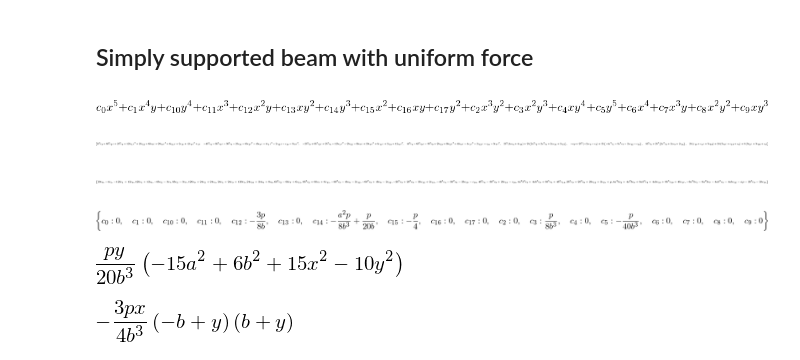
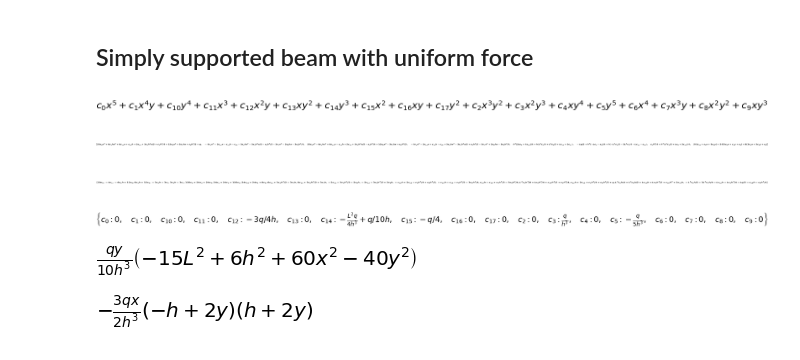
Before and after one commit to nicoguaro/notebooks_examples, a Jupyter notebook: Airy stress functions.ipynb, the cells around one changed output. Drawn from its saved outputs; the diff is of its cells as text; code cells hidden in the pictures.

```diff
--- a/Airy stress functions.ipynb
+++ b/Airy stress functions.ipynb
@@ -10,8 +10,5 @@ import numpy as np
 import matplotlib.pyplot as plt
 from matplotlib import rcParams
 
-rcParams['font.family'] = 'serif'
-rcParams['font.size'] = 16
-rcParams['axes.labelsize'] = 18
-rcParams['axes.titlesize'] = 20
+plt.style.use("seaborn-notebook")
 # %%
@@ -176,43 +174,45 @@ a, b, p =  symbols("a b p")
+# %%
+L, h, q =  symbols("L h q")
 # %%
 phi, d = poly_airy(x, y, 5)
 
 phi
 # %% [output]
-[figure, old version]
+[figure, new version]
 # %%
 s11, s22, s12 = airy_stress(phi, x, y)
 # %%
-conds = [s22.subs(y, b) + p,
-         s12.subs(y, b),
-         s22.subs(y, -b),
-         s12.subs(y, -b),
-         integrate(s11.subs(x, a), (y,-b, b)),
-         integrate(s12.subs(x, a), (y,-b, b)) - p*a,
-         integrate(y*s11.subs(x, a), (y,-b, b)),
+conds = [s22.subs(y, h/2) + q,
+         s12.subs(y, h/2),
+         s22.subs(y, -h/2),
+         s12.subs(y, -h/2),
+         integrate(s11.subs(x, L/2), (y,-h/2, h/2)),
+         integrate(s12.subs(x, L/2), (y,-h/2, h/2)) - q*L/2,
+         integrate(y*s11.subs(x, L/2), (y,-h/2, h/2)),
          diff(phi, x, 4) + diff(phi, y, 4) + 2*diff(phi, x, 2, y, 2)]
 conds
 # %% [output]
-[figure, old version]
+[figure, new version]
 # %%
 eqlist = set(coef for cond in conds for coef in Poly(cond, (x, y)).coeffs())
 
 eqlist
 # %% [output]
-[figure, old version]
+[figure, new version]
 # %%
 sol = solve(eqlist, d)
 # %%
 sol
 # %% [output]
-[figure, old version]
+[figure, new version]
 # %%
 factor(s11.subs(sol))
 # %% [output]
-[figure, old version]
+[figure, new version]
 # %%
 factor(s12.subs(sol))
 # %% [output]
-[figure, old version]
+[figure, new version]
 # %%
 factor(s22.subs(sol))
 # %% [output]
```
Also changed, not shown: parts of 46 cells of this notebook.
